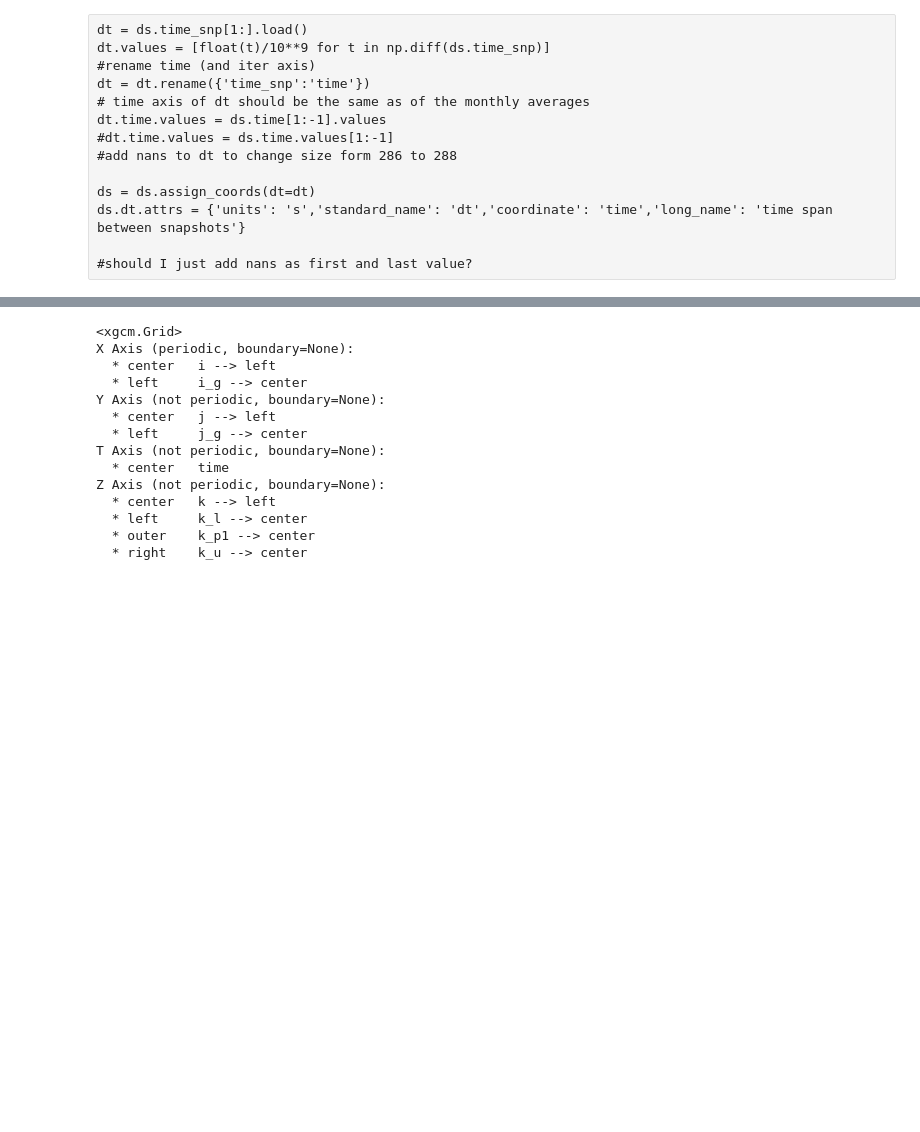
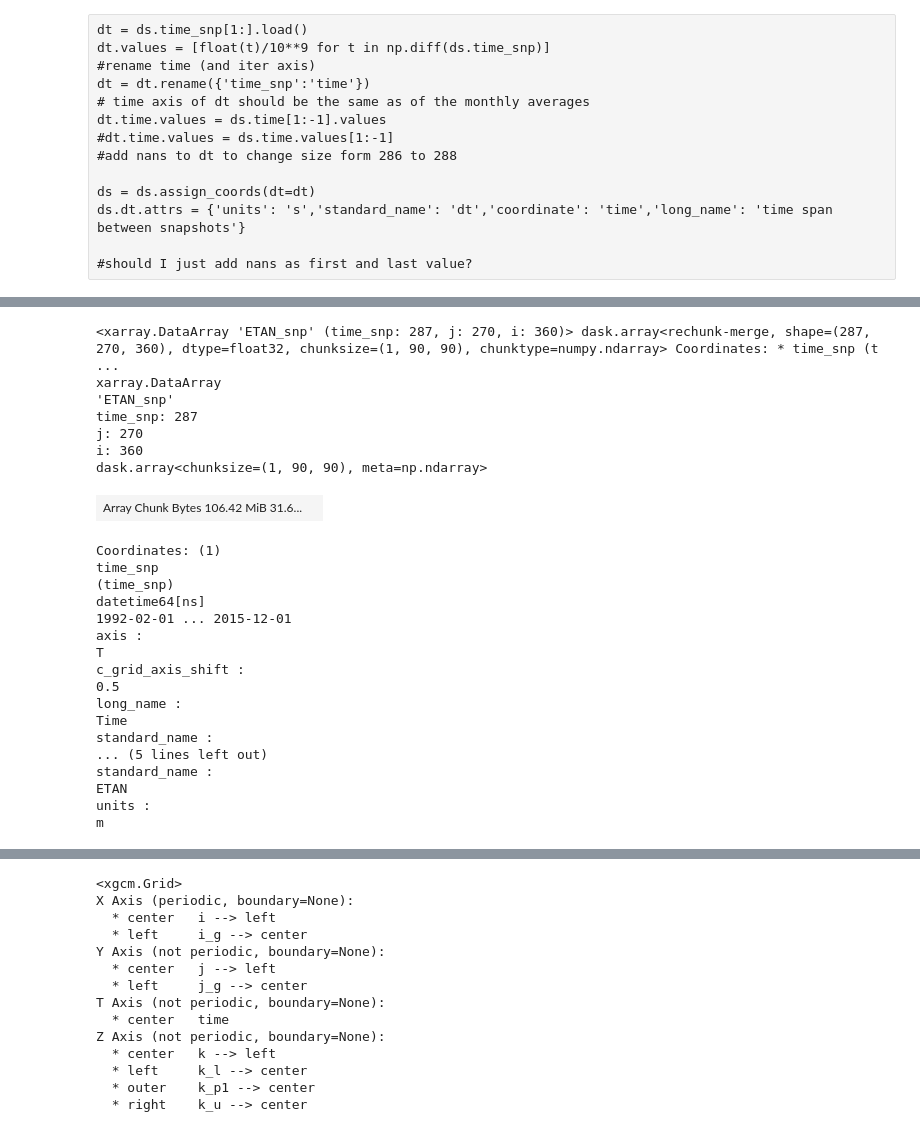
Before and after one commit to ocean-transport/WMT-project, a Jupyter notebook: ECCO-budgets/zarr-ECCO-datasets-cleaned.ipynb, the cells around one changed output, grey strips where cells are left out. Saved outputs shown, nothing was run; the diff lists cells and outputs as text; code cells hidden in the pictures; blank space fills up the shorter version.

```diff
--- a/ECCO-budgets/zarr-ECCO-datasets-cleaned.ipynb
+++ b/ECCO-budgets/zarr-ECCO-datasets-cleaned.ipynb
@@ -97,0 +111,28 @@ Data variables:
+# %%
+ds.ETAN_snp
+# %% [output]
+<xarray.DataArray 'ETAN_snp' (time_snp: 287, j: 270, i: 360)> dask.array<rechunk-merge, shape=(287, 270, 360), dtype=float32, chunksize=(1, 90, 90), chunktype=numpy.ndarray> Coordinates: * time_snp (t ...
+xarray.DataArray
+'ETAN_snp'
+time_snp: 287
+j: 270
+i: 360
+dask.array<chunksize=(1, 90, 90), meta=np.ndarray>
+| Array Chunk Bytes 106.42 MiB 31.6... |  |
+Coordinates: (1)
+time_snp
+(time_snp)
+datetime64[ns]
+1992-02-01 ... 2015-12-01
+axis :
+T
+c_grid_axis_shift :
+0.5
+long_name :
+Time
+standard_name :
+... (5 lines left out)
+standard_name :
+ETAN
+units :
+m
```
Also changed, not shown: parts of 9 cells of this notebook.
